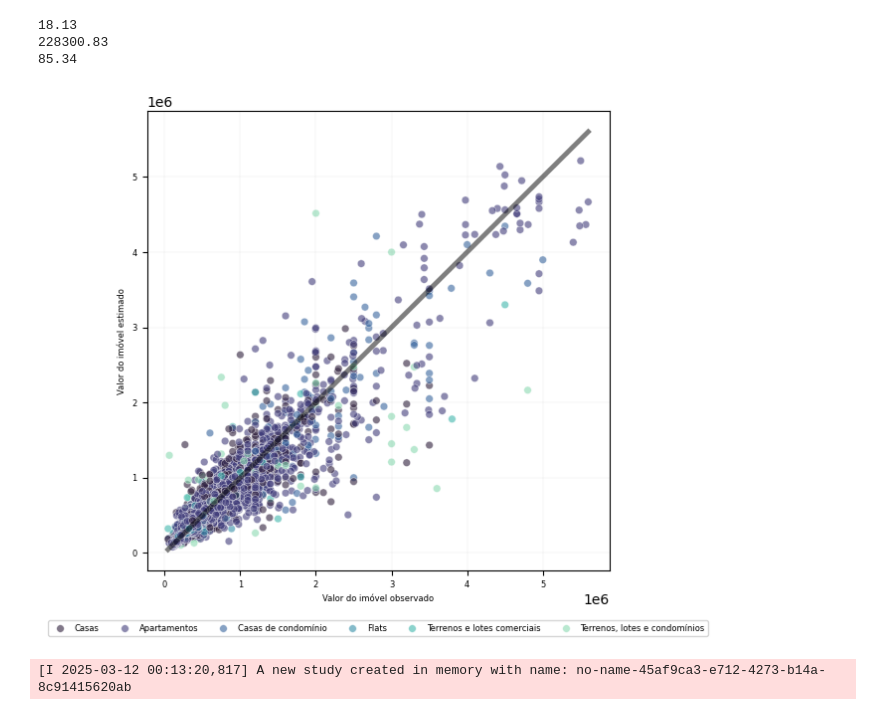
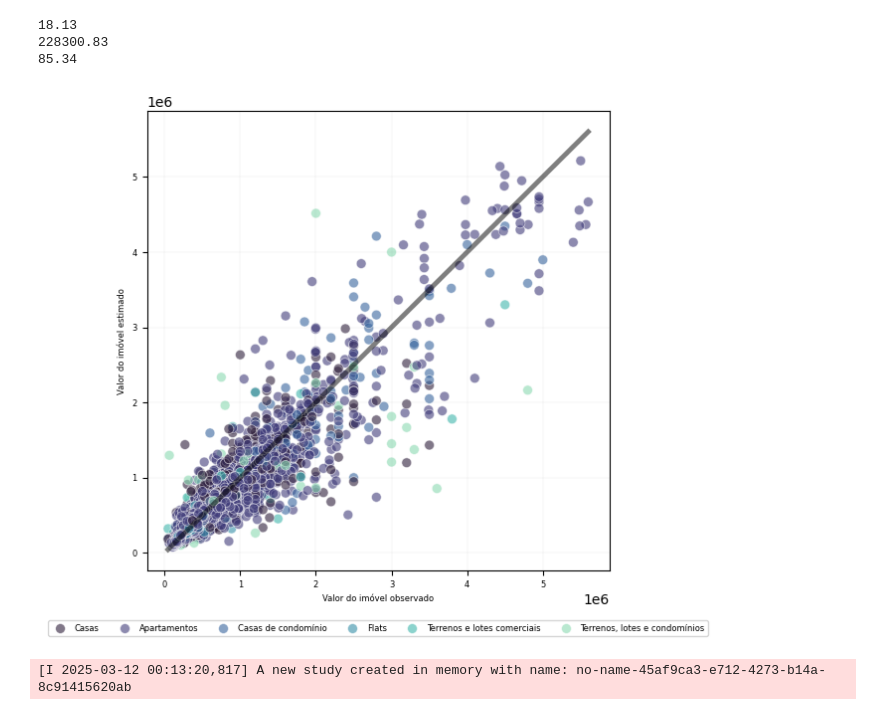
Before and after one commit to cowvin0/tcc_realestate, a Jupyter notebook: tcc_escrita/modeling.ipynb, the cells around one changed output. Cells and saved outputs as stored; diff of their text form; code cells hidden in the pictures.

```diff
--- a/tcc_escrita/modeling.ipynb
+++ b/tcc_escrita/modeling.ipynb
@@ -1141,7 +1154,7 @@ plot = sns.scatterplot(
         ),
     x='valor',
     y='preds_xgb',
-    s=30,
+    s=50,
     hue='tipo',
     palette='mako',
     alpha=.6)
@@ -1150,34 +1163,34 @@ min_val = min(np.expm1(test_df_clone['valor'].min()), np.expm1(test_df_clone['pr
 max_val = max(np.expm1(test_df_clone['valor'].max()), np.expm1(test_df_clone['preds_xgb'].max()))
 plot.plot(
     [min_val, max_val],
     [min_val, max_val],
     color="black",
     linewidth=3.5,
     alpha=.5
     )
 
 plot.grid(True, color='grey', linewidth=.05)
 plot.set_facecolor('white')
 plot.spines['top'].set_visible(True)
 plot.spines['right'].set_visible(True)
 plot.spines['left'].set_visible(True)
 plot.spines['bottom'].set_visible(True)
 
 plot.set_xlabel('Valor do imóvel observado', fontsize=6)
 plot.set_ylabel('Valor do imóvel estimado', fontsize=6)
 plot.tick_params(axis="both", labelsize=6)
 
 l = plt.legend(loc="upper center", bbox_to_anchor=(.5, -.10), ncol=7, prop={"size": 6})
 l.get_texts()[0].set_text('Casas')
 l.get_texts()[1].set_text('Apartamentos')
 l.get_texts()[2].set_text('Casas de condomínio')
 l.get_texts()[3].set_text('Flats')
 l.get_texts()[4].set_text('Terrenos e lotes comerciais')
 l.get_texts()[5].set_text('Terrenos, lotes e condomínios')
 plt.savefig("includes/xgb_plot_predict_no_transform.svg", dpi=600, bbox_inches='tight')
 plt.show()
 # %% [output]
-[figure, old version]
+[figure, new version]
 # %%
 study_xgb = optuna.create_study(direction='minimize')
 # study_xgb.optimize(objective_xgboost, n_trials=100, n_jobs=3)
```
Also changed, not shown: parts of 13 cells of this notebook, 39 other files.
